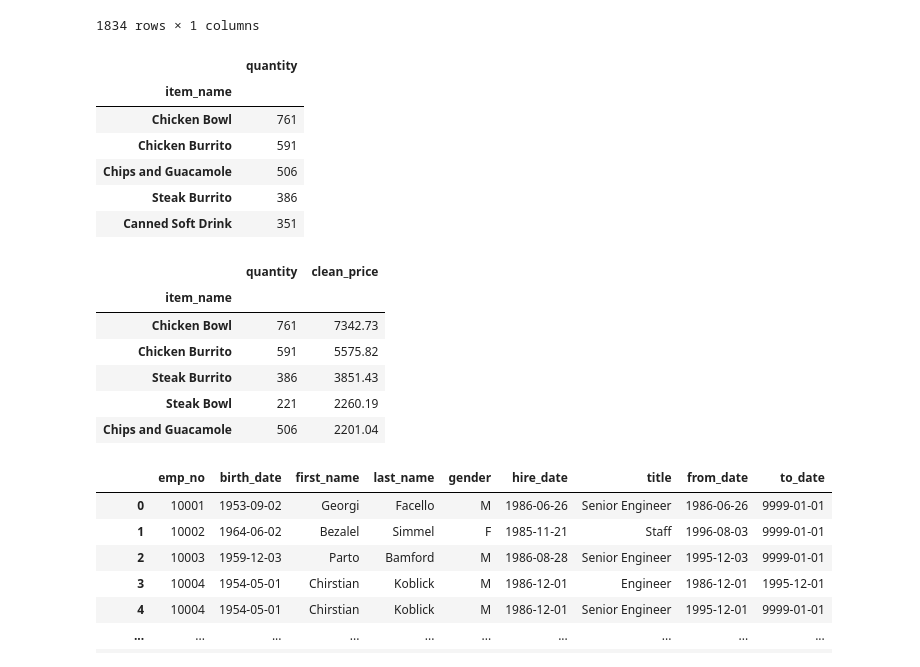
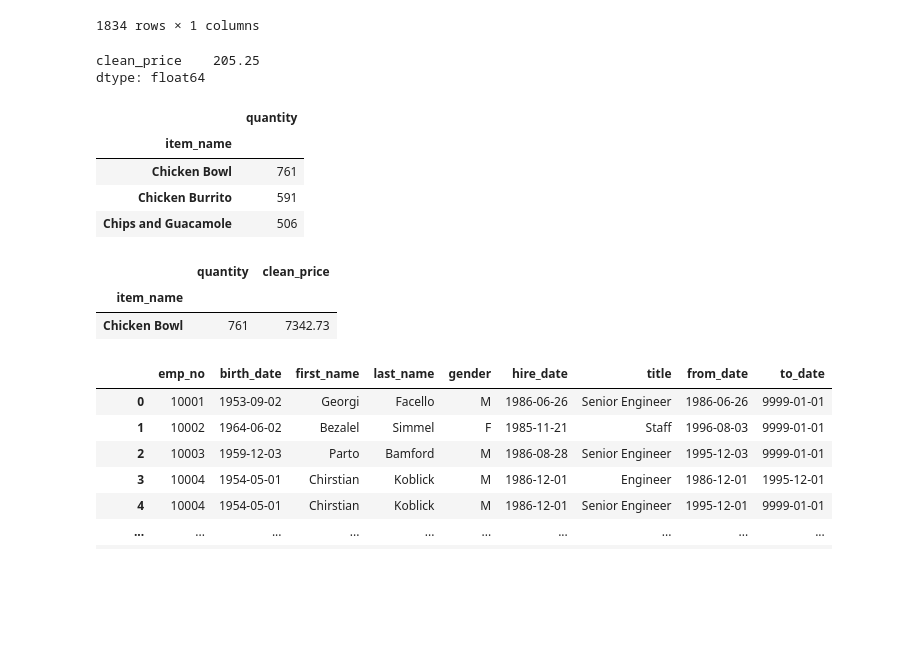
Before and after one commit to akonstans/data_science_libraries, a Jupyter notebook: advanced_dataframes.ipynb, the cells around one changed output. Cells and saved outputs as stored; diff of their text form; code cells hidden in the pictures; blank space fills up the shorter version.

Commit message:
advanced_dataframes edits

```diff
--- a/advanced_dataframes.ipynb
+++ b/advanced_dataframes.ipynb
@@ -344,5 +364,6 @@ orders[(orders.item_name == 'Chicken Bowl') & (orders.quantity > 1)]
 # %%
-orders['total_item_price'] = orders.clean_price * orders.quantity
+#orders['total_item_price'] = orders.clean_price * orders.quantity
+# unecessary column that has no use
 # %%
 orders[['order_id', 'clean_price']].groupby('order_id').agg('sum')
 
@@ -362,6 +383,11 @@ orders[['order_id', 'clean_price']].groupby('order_id').agg('sum')
 | 1833 | 23.50 |
 | 1834 | 28.75 |
 1834 rows × 1 columns
+# %%
+orders[['order_id', 'clean_price']].groupby('order_id').agg('sum').max()
+# %% [output]
+clean_price    205.25
+dtype: float64
 # %%
 (
 
@@ -369,7 +395,7 @@ orders[['order_id', 'clean_price']].groupby('order_id').agg('sum')
     .groupby('item_name')
     .agg('sum')
     .sort_values('quantity', ascending = False)
-    .head()
+    .head(3)
 
 )
 # chicken bowls are most popular
@@ -379,27 +405,21 @@ orders[['order_id', 'clean_price']].groupby('order_id').agg('sum')
 | Chicken Bowl | 761 |
 | Chicken Burrito | 591 |
 | Chips and Guacamole | 506 |
-| Steak Burrito | 386 |
-| Canned Soft Drink | 351 |
 # %%
 (
 
     orders[['item_name', 'quantity', 'clean_price']]
     .groupby('item_name')
     .agg('sum')
     .sort_values('clean_price', ascending = False)
-    .head()
+    .nlargest(1, 'clean_price')
 
 )
 # chicken bowls also make the most profit
 # %% [output]
 |  | quantity | clean_price |
 | item_name |  |  |
 | Chicken Bowl | 761 | 7342.73 |
-| Chicken Burrito | 591 | 5575.82 |
-| Steak Burrito | 386 | 3851.43 |
-| Steak Bowl | 221 | 2260.19 |
-| Chips and Guacamole | 506 | 2201.04 |
 # %%
 emtlt = emp.merge(tlt, left_on = 'emp_no', right_on = 'emp_no', how = 'inner')
 emtlt
```
Also changed, not shown: parts of 8 cells of this notebook, 1 other file.
